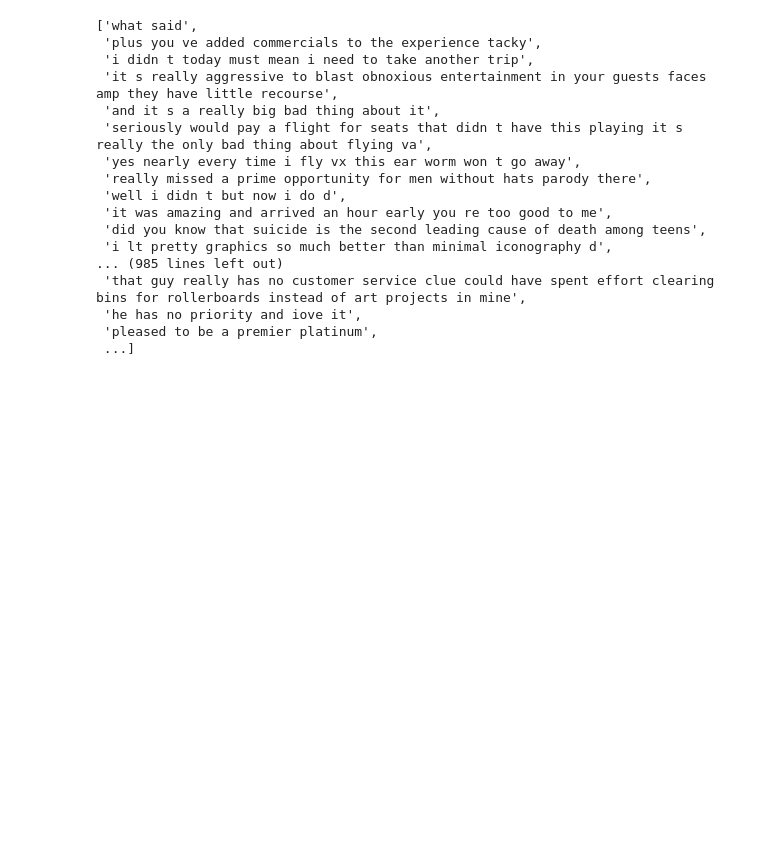
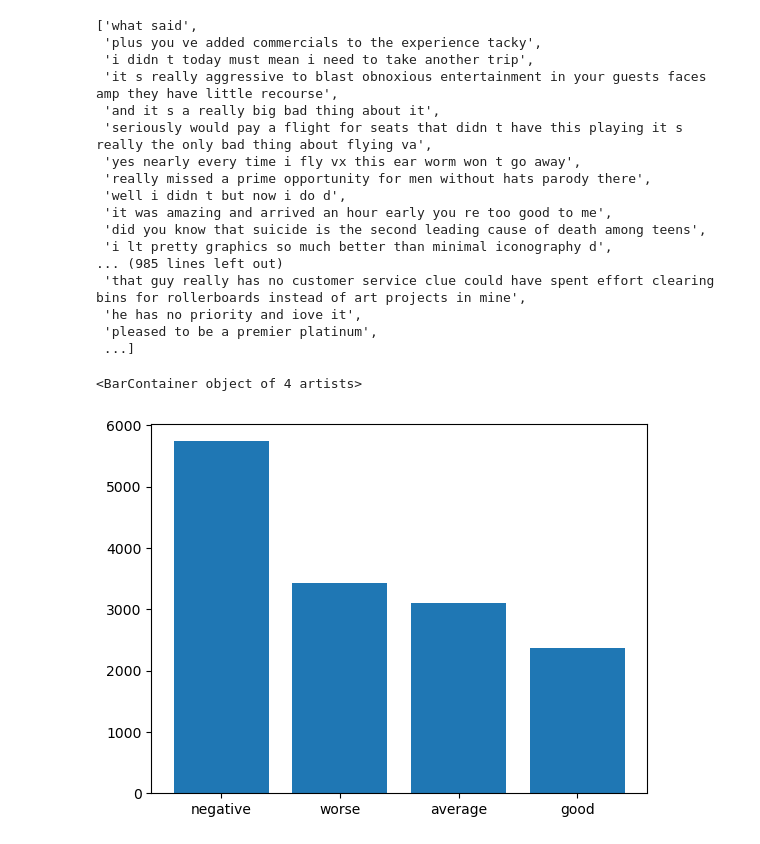
Before and after one commit to vatshivam/what_the_text, a Jupyter notebook: cleaning_labelled.ipynb, the cells around one changed output. Drawn from its saved outputs; the diff is of its cells as text; code cells hidden in the pictures; blank space fills up the shorter version.

```diff
--- a/cleaning_labelled.ipynb
+++ b/cleaning_labelled.ipynb
@@ -97,0 +100,5 @@ data.to_csv("cleaned_labelled.csv")
+# %%
+plt.bar(x=list(data.airline_sentiment.value_counts().index),height=list(data.airline_sentiment.value_counts().values))
+# %% [output]
+<BarContainer object of 4 artists>
+[figure, added]
```
Also changed, not shown: parts of 1 cell of this notebook, 11 other files.
